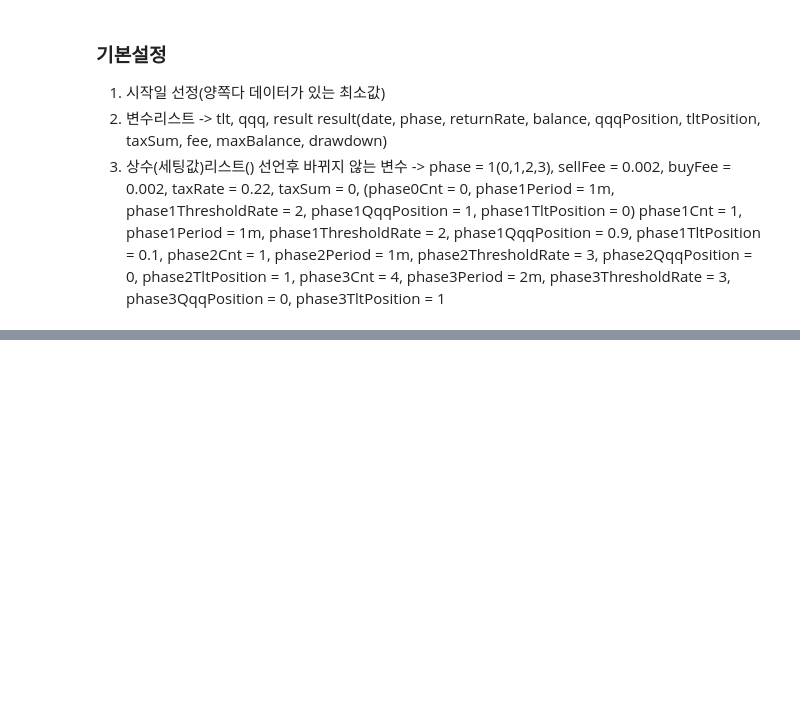
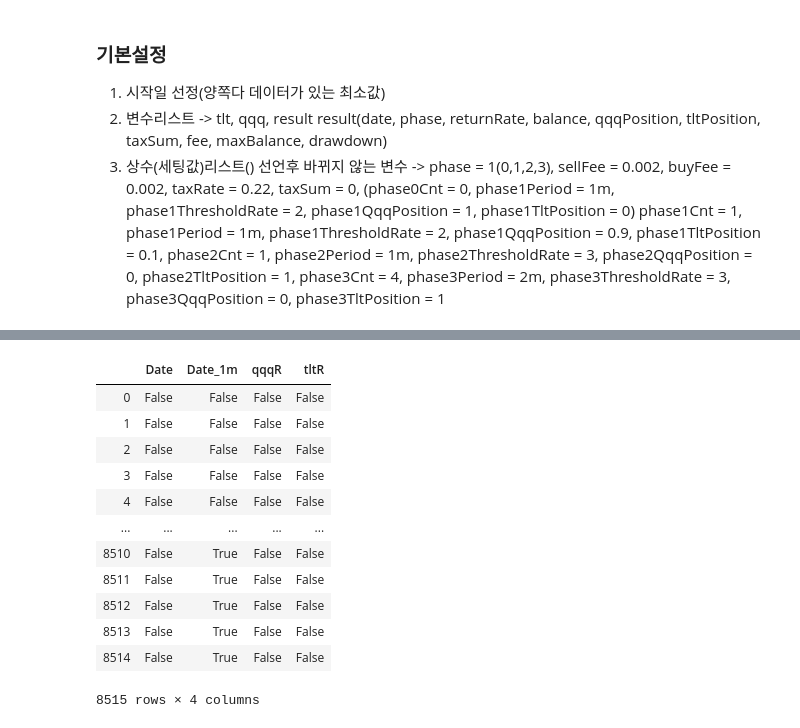
Before and after one commit to parkchunbae/Strategy, a Jupyter notebook: index.ipynb, the cells around one changed output, grey strips where cells are left out. Cells and saved outputs as stored; diff of their text form; code cells hidden in the pictures; blank space fills up the shorter version.

```diff
--- a/index.ipynb
+++ b/index.ipynb
@@ -240,0 +410,4 @@ CONFIG['phaseList'][0]['phaseCnt']  1
+# %%
+dataSum.loc[dataSum['qqqR'].isnull(), 'qqqR'] = 0
+dataSum.loc[dataSum['tltR'].isnull(), 'tltR'] = 0
+dataSum.describe()
@@ -240,0 +424,20 @@ CONFIG['phaseList'][0]['phaseCnt']  1
+# %%
+dataSum['qqqR'] = dataSum['qqqR'].str.replace('%','').astype(np.float64)
+# %%
+dataSum['tltR'] = dataSum['tltR'].str.replace('%','').astype(np.float64)
+# %%
+dataSum.isnull()
+# %% [output]
+|  | Date | Date_1m | qqqR | tltR |
+| 0 | False | False | False | False |
+| 1 | False | False | False | False |
+| 2 | False | False | False | False |
+| 3 | False | False | False | False |
+| 4 | False | False | False | False |
+| ... | ... | ... | ... | ... |
+| 8510 | False | True | False | False |
+| 8511 | False | True | False | False |
+| 8512 | False | True | False | False |
+| 8513 | False | True | False | False |
+| 8514 | False | True | False | False |
+8515 rows × 4 columns
```
Also changed, not shown: parts of 58 cells of this notebook, 3 other files.
